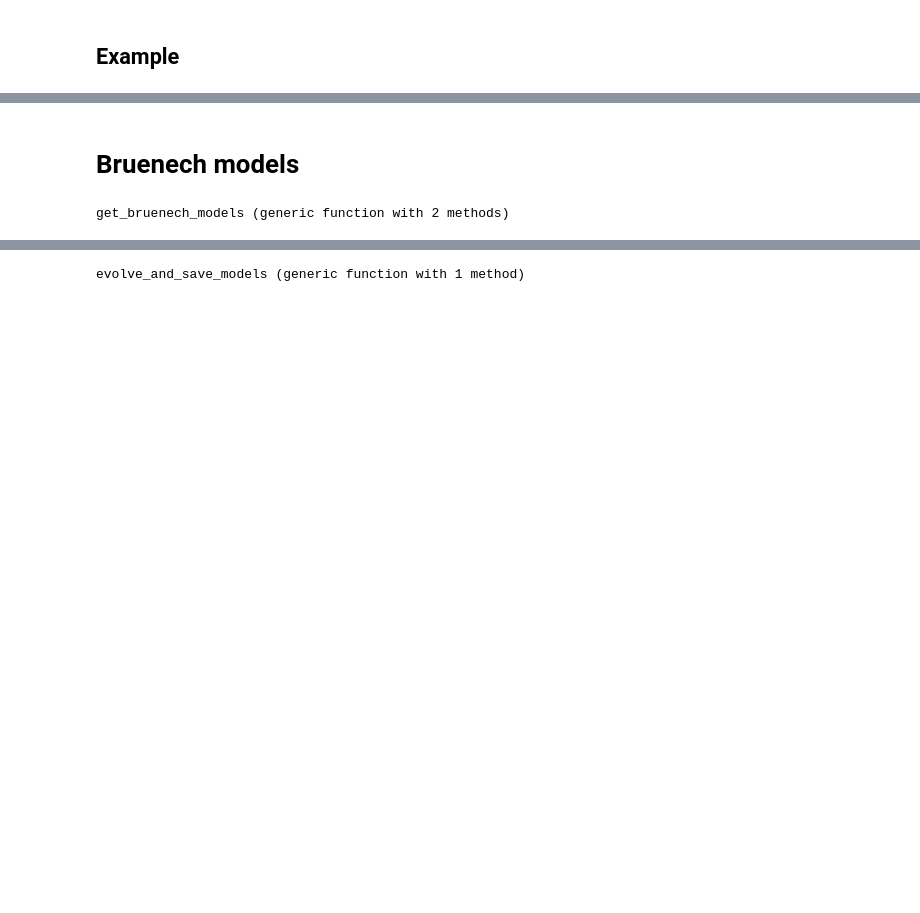
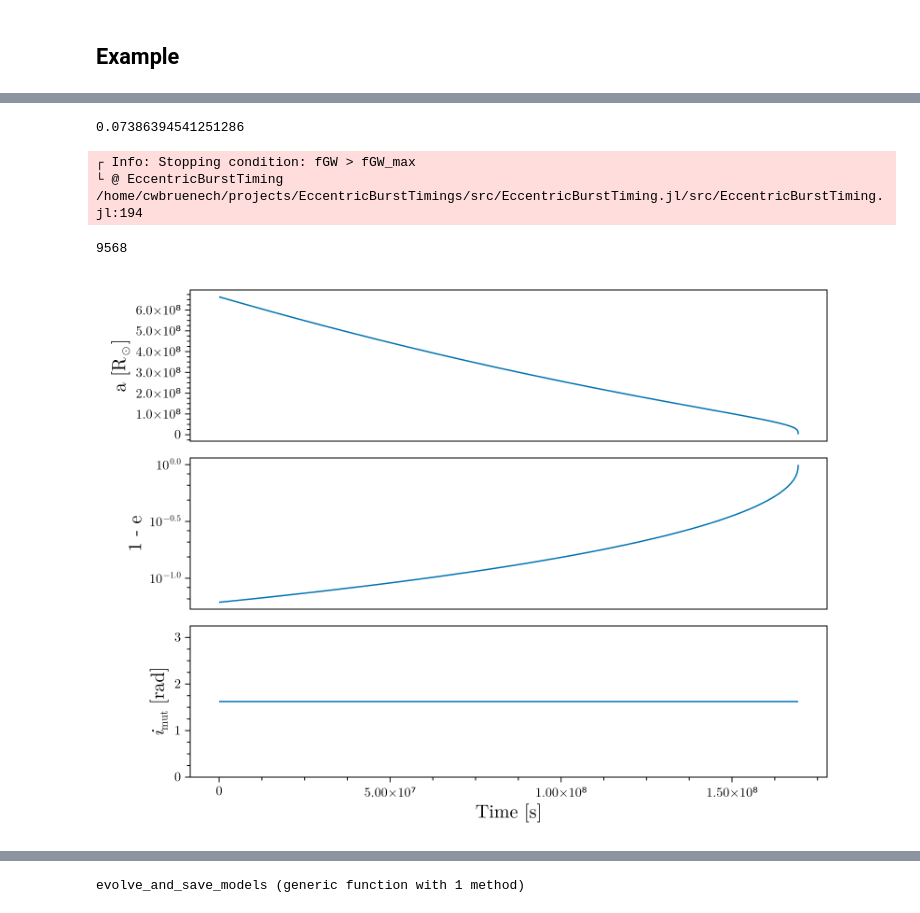
Before and after one commit to casparwb/EccentricBurstTiming.jl, a Jupyter notebook: notebooks/population-evolution.ipynb, the cells around one changed output, grey strips where cells are left out. Cells and saved outputs as stored; diff of their text form; code cells hidden in the pictures; blank space fills up the shorter version.

```diff
--- a/notebooks/population-evolution.ipynb
+++ b/notebooks/population-evolution.ipynb
@@ -161,37 +201,45 @@ end
-# %% [markdown]
-# Bruenech models
-# %%
-function get_bruenech_models(filename="triple_properties_of_merging_systems.csv"; e_min=0.1)
-    filepath = joinpath(DATADIR, "triple_bhbs", filename)
-    @assert isfile(filepath) "File $filename not found."
-
-    params = Dict{Int, Dict{Symbol, Float64}}()
-
-    rows = CSV.Rows(filepath)
-    for (i, row) in enumerate(rows)
-        e0 = parse(Float64, row.e_in)
-        (e0 < e_min) && continue
-        a0 = parse(Float64, row.a_in)
-        m1, m2 = parse.(Float64, (row.m1, row.m2))
-        m12 = m1 + m2
-        eta = (m1*m2)/m12/m12
-        i0 = parse(Float64, row.i_mut)
-
-        R3 = parse(Float64, row.a_out)
-        R3 < zero(R3) && continue
-        m3 = parse(Float64, row.m3)
-        e3 = parse(Float64, row.e_out)
-
-        ID = parse(Int, row.ID)
-
-        params[ID] = Dict(:e0 => e0, :a0 => a0, :m12 => m12, :m1 => m1, :m2 => m2,
-                          :eta => eta, :i0 => i0, :R3 => R3, :m3 => m3, :e3 => e3)
-    end
-
-    return params
-end
-# %% [output]
-get_bruenech_models (generic function with 2 methods)
+# %%
+let models = get_bruenech_models()#get_kummer_models(e_min=0.1)
+
+    IDs = collect(keys(models))
+
+
+    params = models[IDs[1]]
+    m = get_unperturbed_model(;params...)
+    println(EBT.peak_f_GW(m, 1))
+    t_decay_s = decay_time_s(params[:a0], params[:e0], params[:m1], params[:m2])
+    period_s = orbital_period_s(params[:a0], params[:m1], params[:m2])
+    T = t_decay_s/period_s
+
+    evolve!(m, 10_000_000, f_GW_max=10, e_min=0.001, verbose=true, fGW_saving_threshold=1e-4, save_params=false, save_every=100)
+    N = length(m.t)
+    println(N)
+
+    fig = Figure()
+    ax = Axis(fig[1, 1], ylabel=L"a [R$_\odot$]")
+    ax_e = Axis(fig[2, 1], ylabel="1 - e", yscale=log10)
+    ax_i = Axis(fig[3, 1], ylabel=L"$i_\text{mut}$ [rad]", xlabel="Time [s]")
+
+    hidexdecorations!(ax)
+    hidexdecorations!(ax_e)
+    linkxaxes!(ax, ax_e, ax_i)
+
+    t = get_t_array(m, N)
+    a = get_a_array(m, N)
+    e = get_e_array(m, N)
+    i = EBT.get_i_array(m, N)
+
+    lines!(ax, t, a)
+    lines!(ax_e, t, 1 .- e)
+    lines!(ax_i, t, i)
+    fig
+end
+# %% [output]
+0.07386394541251286
+┌ Info: Stopping condition: fGW > fGW_max
+└ @ EccentricBurstTiming /home/cwbruenech/projects/EccentricBurstTimings/src/EccentricBurstTiming.jl/src/EccentricBurstTiming.jl:194
+9568
+[figure, added]
 # %%
 let
     ms = get_bruenech_models()
```
Also changed, not shown: parts of 15 cells of this notebook, 5 other files.
